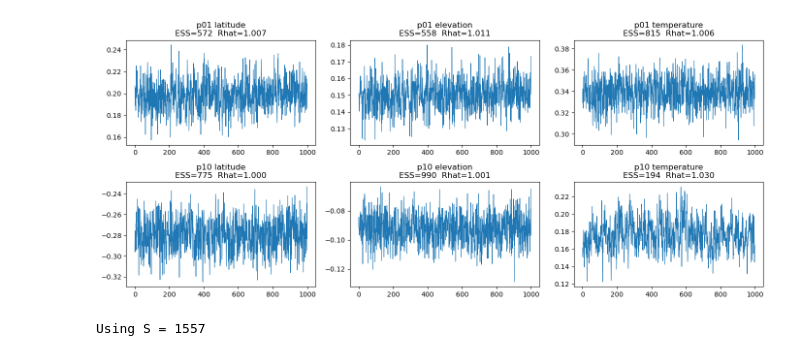
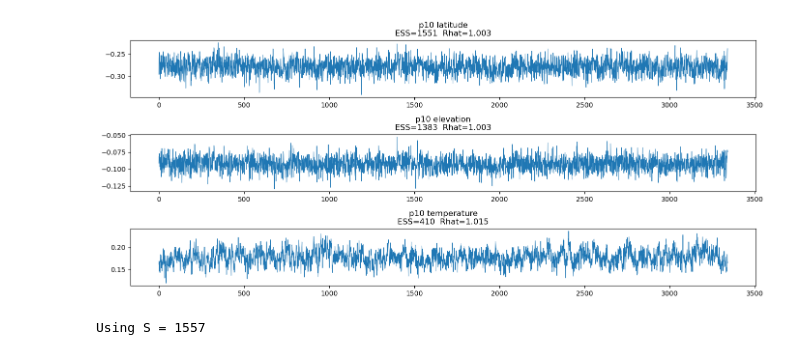
Before and after one commit to qwang113/Snow-Trend, a Jupyter notebook: py_models/mcmc_plots.ipynb, the cells around one changed output. Saved outputs shown, nothing was run; the diff lists cells and outputs as text; code cells hidden in the pictures.

```diff
--- a/py_models/mcmc_plots.ipynb
+++ b/py_models/mcmc_plots.ipynb
@@ -25,7 +25,7 @@ from scipy.sparse.csgraph import connected_components
 
 BASE_DIR = Path(r"D:\77\Research\temp\snow")
 
-n_chains = 5
+n_chains = 10
 
 period = 52
 
@@ -171,7 +171,7 @@ eta01_list=[]
 tau01_list=[]
 eta10_list=[]
 tau10_list=[]
-good_chains = [0,1,2,3,4]   # ignore chain1
+good_chains = [0,1,2,3,4]
 n_chains = len(good_chains)
 
 for c in good_chains:
@@ -295,71 +293,83 @@ array([[ 87.0054,  33.7931],
 # %%
+thin2 = 15
+eta10_list=[]
+tau10_list=[]
+
+for c in good_chains:
+    with open(BASE_DIR/f"bym10_chain{c}+cov.pkl","rb") as f:
+        d = pickle.load(f)
+
+    eta10_list.append(d["eta"][:,::thin2])
+    tau10_list.append(d["tau"][:,::thin2])
+
+
 # ================================================================
 # GLOBAL COVARIATE TRACEPLOTS
 # ================================================================
 
 param_names = ["latitude","elevation","temperature"]
 
-fig, axs = plt.subplots(2,3, figsize=(14,6))
+fig, axs = plt.subplots(3,1, figsize=(14,6))
 
-for k in range(3):
+# for k in range(3):
 
-    chains = []
+#     chains = []
 
-    for c in range(n_chains):
+#     for c in range(n_chains):
 
-        eta = eta01_list[c]
+#         eta = eta01_list[c]
 
-        chains.append(eta[8*S + k, :])
+#         chains.append(eta[8*S + k, :])
 
-    chains = np.array(chains)
+#     chains = np.array(chains)
 
-    # Rhat
-    Rhat = compute_rhat(chains)
+#     # Rhat
+#     Rhat = compute_rhat(chains)
 
-    # pool for ESS
-    pooled = np.concatenate(chains)
+#     # pool for ESS
+#     pooled = np.concatenate(chains)
 
-    ess = compute_ess(pooled)
+#     ess = compute_ess(pooled)
 
-    ax = axs[0,k]
+#     ax = axs[0,k]
 
-    ax.plot(pooled, lw=0.8)
+#     ax.plot(pooled, lw=0.8)
 
-    ax.set_title(
-        f"p01 {param_names[k]}\nESS={ess:.0f}  Rhat={Rhat:.3f}"
-    )
+#     ax.set_title(
+#         f"p01 {param_names[k]}\nESS={ess:.0f}  Rhat={Rhat:.3f}"
+#     )
 
 
 for k in range(3):
 
     chains = []
 
     for c in range(n_chains):
 
         eta = eta10_list[c]
 
         chains.append(eta[8*S + k, :])
 
     chains = np.array(chains)
 
     Rhat = compute_rhat(chains)
 
     pooled = np.concatenate(chains)
 
     ess = compute_ess(pooled)
 
-    ax = axs[1,k]
+    ax = axs[k]
 
     ax.plot(pooled, lw=0.8)
 
     ax.set_title(
         f"p10 {param_names[k]}\nESS={ess:.0f}  Rhat={Rhat:.3f}"
     )
 
 plt.tight_layout()
 plt.show()
 # %% [output]
-[figure, old version]
+[figure, new version]
 # %%
  # ------------- MCMC Plots for BYM without Covs
 
```
Also changed, not shown: parts of 1 cell of this notebook.
